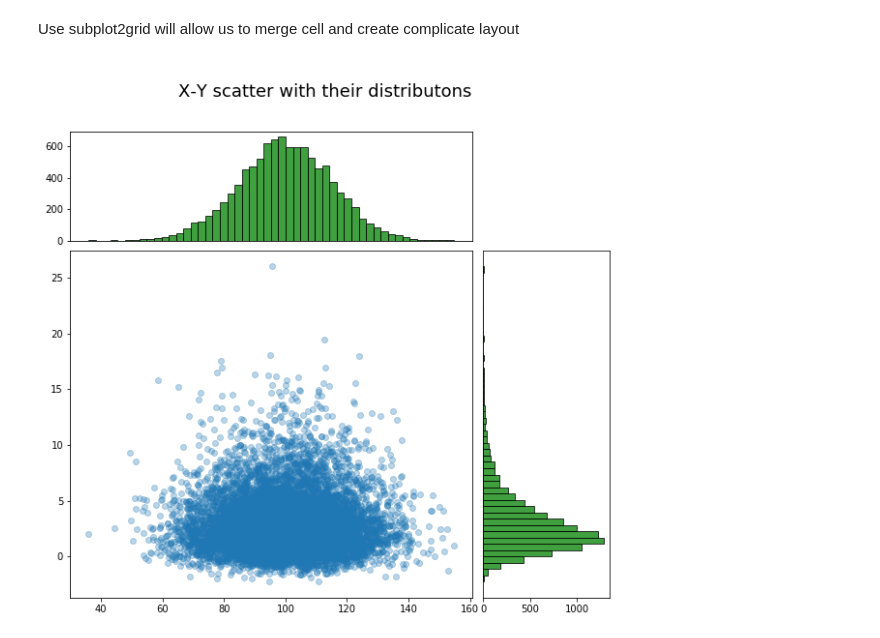
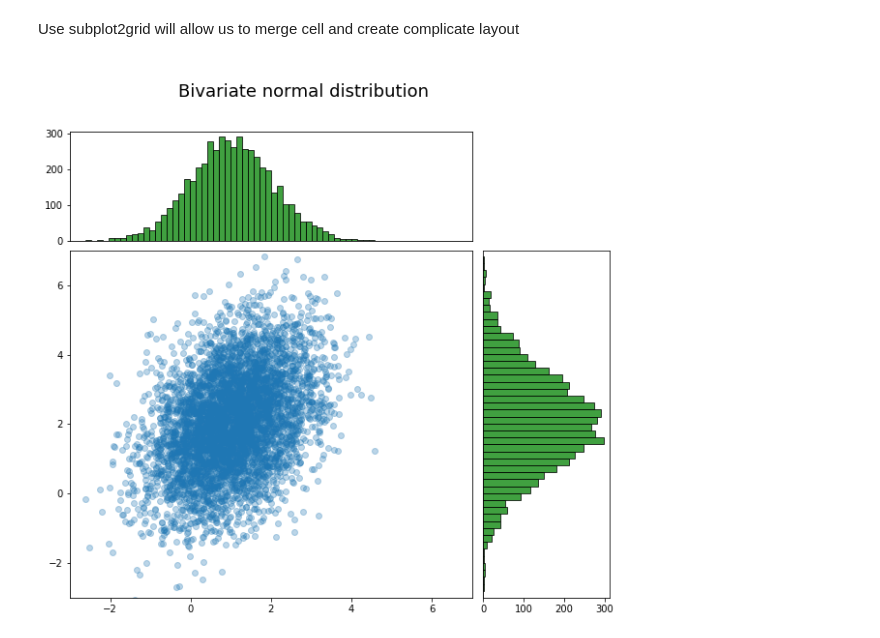
Before and after one commit to welcomege/Scientific-Python, a Jupyter notebook: 02.Sci-Python.Matplotlib.ipynb, the cells around one changed output. Drawn from its saved outputs; the diff is of its cells as text; code cells hidden in the pictures.

```diff
--- a/02.Sci-Python.Matplotlib.ipynb
+++ b/02.Sci-Python.Matplotlib.ipynb
@@ -109,32 +111,37 @@ Use subplot2grid will allow us to merge cell and create complicate layout
 # %%
 import matplotlib
 import numpy as np
 import matplotlib.pyplot as plt
 
 # adjsut the fig size
 matplotlib.rcParams['figure.figsize'] = (10.0, 10.0)
 
-x = 100 + 15 * np.random.randn(10000)
-y = np.random.geometric(0.35, 10000) + np.random.randn(10000)
+xy = np.random.multivariate_normal([1, 2], [[1, 0.5],[0.5, 2]], 5000)
+x = xy[:, 0]
+y = xy[:, 1]
 
 ax0 = plt.subplot2grid((9, 8), (0, 0), colspan=8, rowspan=1)
 ax1 = plt.subplot2grid((9, 8), (1, 0), colspan=6, rowspan=2)
 ax2 = plt.subplot2grid((9, 8), (3, 0), colspan=6, rowspan=6)
 ax3 = plt.subplot2grid((9, 8), (3, 6), colspan=2, rowspan=6)
 # use ax0 for text of the title
 ax0.set_xlim(-1, 1)
 ax0.set_ylim(-1, 1)
 ax0.axis('off')
-ax0.text(-0.6, 0, "X-Y scatter with their distributons", fontsize=18)
+ax0.text(-0.6, 0, "Bivariate normal distribution", fontsize=18)
 # ax2 in the middle as scatter plot
 ax2.scatter(x, y, alpha=0.3);
+ax2.set_xlim(-3, 7)
+ax2.set_ylim(-3, 7)
 # ax1 on the top showing the distribution of x
 ax1.hist(x, 50, facecolor="g", alpha=0.75, edgecolor='black')
+ax1.set_xlim(-3, 7)
 ax1.get_xaxis().set_visible(False)
 # ax3 on the right showing the distribution of y
 ax3.hist(y, 50, facecolor="g", alpha=0.75, orientation="horizontal", edgecolor='black')
+ax3.set_ylim(-3, 7)
 ax3.get_yaxis().set_visible(False)
 
 plt.show()
 # %% [output]
-[figure, old version]
+[figure, new version]
```
Also changed, not shown: parts of 1 cell of this notebook, 1 other file.
